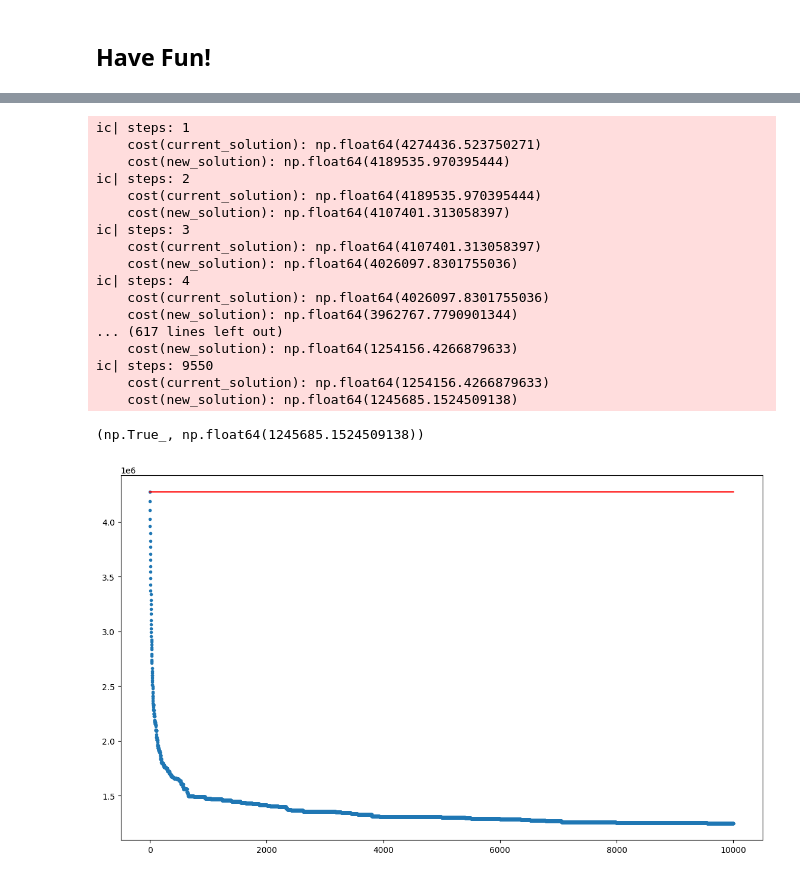
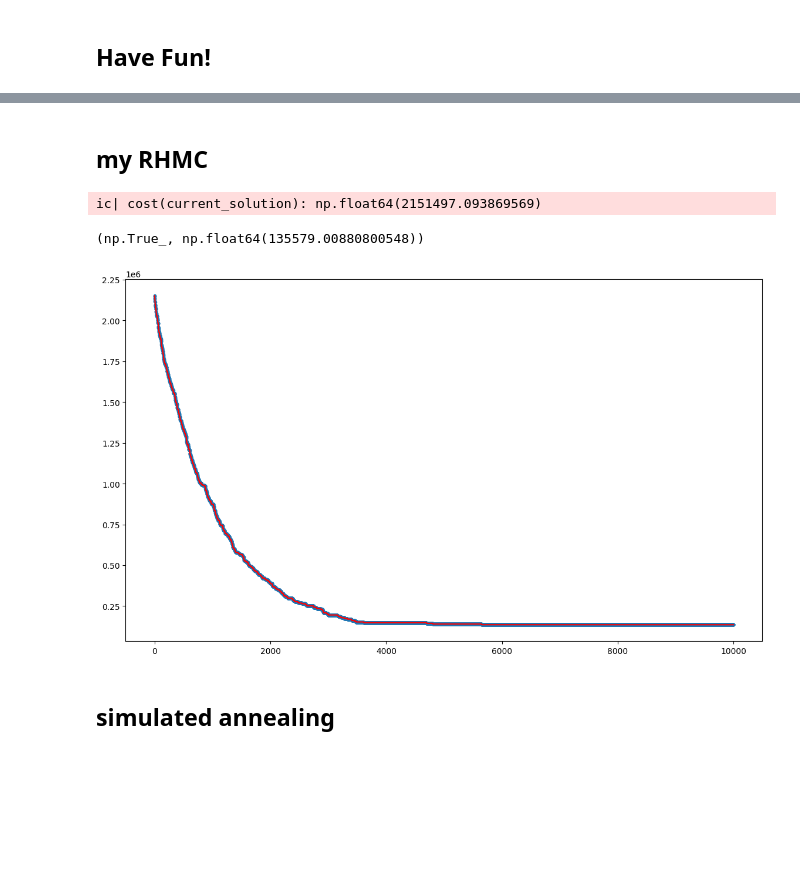
Before and after one commit to mickp18/CI2024_lab1, a Jupyter notebook: set-cover.ipynb, the cells around one changed output, grey strips where cells are left out. Saved outputs shown, nothing was run; the diff lists cells and outputs as text; code cells hidden in the pictures; blank space fills up the shorter version.

```diff
--- a/set-cover.ipynb
+++ b/set-cover.ipynb
@@ -65,5 +56,8 @@ valid(solution), cost(solution)
 # A random solution with random 50% of the sets
 #solution = rng.random(NUM_SETS) < .5
 #valid(solution), cost(solution)
+# %%
+def fitness(solution: np.ndarray):
+    return valid(solution), -cost(solution)
 # %%
 #rng.
@@ -69,0 +66,15 @@ valid(solution), cost(solution)
+# %%
+def single_tweak(solution: np.ndarray) -> np.ndarray:
+    new_solution = solution.copy()
+
+    #pos = np.random.randint(NUM_SETS)
+    pos = rng.integers(0, NUM_SETS)
+    new_solution[pos] = not new_solution[pos]
+
+    return new_solution
+
+def multi_tweak(solution: np.ndarray) -> np.ndarray:
+    mask = rng.random(NUM_SETS) < .01
+    new_solution = np.logical_xor(solution, mask)
+
+    return new_solution
@@ -69,0 +121,9 @@ valid(solution), cost(solution)
+# %%
+def multi_tweak_strength(solution: np.ndarray, strength: float = 0.3) -> np.ndarray:
+    mask = rng.random(NUM_SETS) < strength
+    if (not np.any(mask)): #if all false add 1 true
+        mask[np.random.randint(NUM_SETS)] = True
+
+    new_solution = np.logical_xor(solution, mask)
+
+    return new_solution
@@ -70,47 +182,44 @@ valid(solution), cost(solution)
+# %% [markdown]
+## my RHMC
+# %%
+def tweak(solution):
+    new_solution = solution.copy()
+    index = None
+    while index is None or np.random.random() < 0.2:
+        index = np.random.randint(0, NUM_SETS)
+        new_solution[index] = not new_solution[index]
+    return new_solution
 # %%
-current_solution = solution
+current_solution = rng.random(NUM_SETS) < 0.5
 history = [cost(current_solution)]
+ic(cost(current_solution))
 
 steps =  0
 for n in range(MAX_STEPS):
 
     steps += 1
     #tweak
 
     new_solution = tweak(current_solution)
 
     if(valid(new_solution) and cost(new_solution) < cost(current_solution)):
-        ic(steps, cost(current_solution), cost(new_solution))
+        #ic(steps, cost(current_solution), cost(new_solution))
         current_solution = new_solution
     history.append(cost(current_solution))
 
 plt.figure(figsize=(14, 8))
 plt.plot(
     range(len(history)),
     list(accumulate(history, min)),
     color="red",
 )
 _ = plt.scatter(range(len(history)), history, marker=".")
 
-
+#ic(history.index(cost(current_solution)))
 valid(current_solution), cost(current_solution)
 # %% [output]
-ic| steps: 1
-    cost(current_solution): np.float64(4274436.523750271)
-    cost(new_solution): np.float64(4189535.970395444)
-ic| steps: 2
-    cost(current_solution): np.float64(4189535.970395444)
-    cost(new_solution): np.float64(4107401.313058397)
-ic| steps: 3
-    cost(current_solution): np.float64(4107401.313058397)
-    cost(new_solution): np.float64(4026097.8301755036)
-ic| steps: 4
-    cost(current_solution): np.float64(4026097.8301755036)
-    cost(new_solution): np.float64(3962767.7790901344)
-... (617 lines left out)
-    cost(new_solution): np.float64(1254156.4266879633)
-ic| steps: 9550
-    cost(current_solution): np.float64(1254156.4266879633)
-    cost(new_solution): np.float64(1245685.1524509138)
+ic| cost(current_solution): np.float64(2151497.093869569)
-(np.True_, np.float64(1245685.1524509138))
+(np.True_, np.float64(135579.00880800548))
-[figure, old version]
+[figure, new version]
+# %% [markdown]
+## simulated annealing
```
Also changed, not shown: parts of 9 cells of this notebook.
